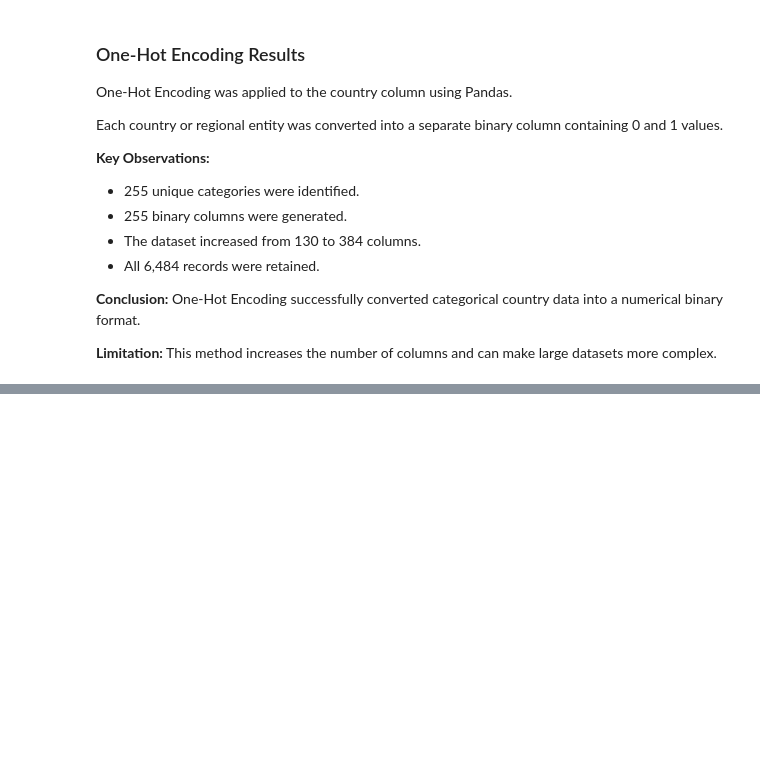
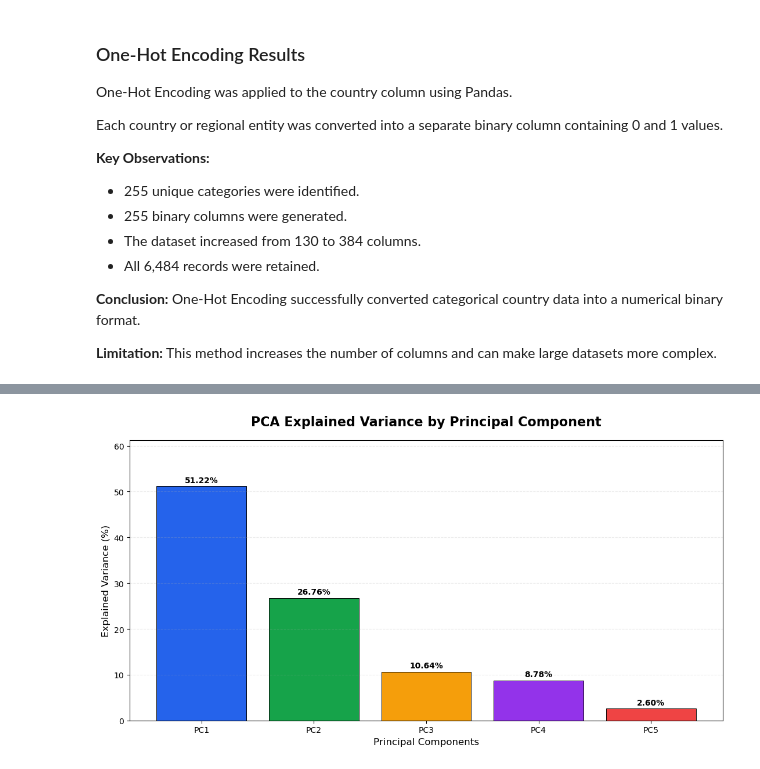
Before and after one commit to Abdullah-awa/Global-Energy-Transition-CA1, a Jupyter notebook: Global_Energy_Transition.ipynb, the cells around one changed output, grey strips where cells are left out. Saved outputs shown, nothing was run; the diff lists cells and outputs as text; code cells hidden in the pictures; blank space fills up the shorter version.

```diff
--- a/Global_Energy_Transition.ipynb
+++ b/Global_Energy_Transition.ipynb
@@ -990,0 +1209,53 @@ One-Hot Encoding successfully converted categorical country data into a numerica
+# %%
+
+# Step 6: Visualise PCA explained variance
+
+import matplotlib.pyplot as plt
+import numpy as np
+
+components = ["PC1", "PC2", "PC3", "PC4", "PC5"]
+
+plt.figure(figsize=(11, 6))
+
+bars = plt.bar(
+    components,
+    explained_variance,
+    color=["#2563EB", "#16A34A", "#F59E0B",
+           "#9333EA", "#EF4444"],
+    edgecolor="black",
+    linewidth=0.7
+)
+
+# Add percentage labels
+for bar, value in zip(bars, explained_variance):
+    plt.text(
+        bar.get_x() + bar.get_width() / 2,
+        bar.get_height() + 0.8,
+        f"{value:.2f}%",
+        ha="center",
+        fontweight="bold"
+    )
+
+plt.title(
+    "PCA Explained Variance by Principal Component",
+    fontsize=16,
+    fontweight="bold",
+    pad=18
+)
+
+plt.xlabel("Principal Components", fontsize=12)
+plt.ylabel("Explained Variance (%)", fontsize=12)
+
+plt.grid(axis="y", alpha=0.25, linestyle="--")
+plt.ylim(0, max(explained_variance) + 10)
+plt.tight_layout()
+
+plt.savefig(
+    "Graph_10_PCA_Explained_Variance.png",
+    dpi=300,
+    bbox_inches="tight"
+)
+
+plt.show()
+# %% [output]
+[figure, added]
```
Also changed, not shown: parts of 24 cells of this notebook.
